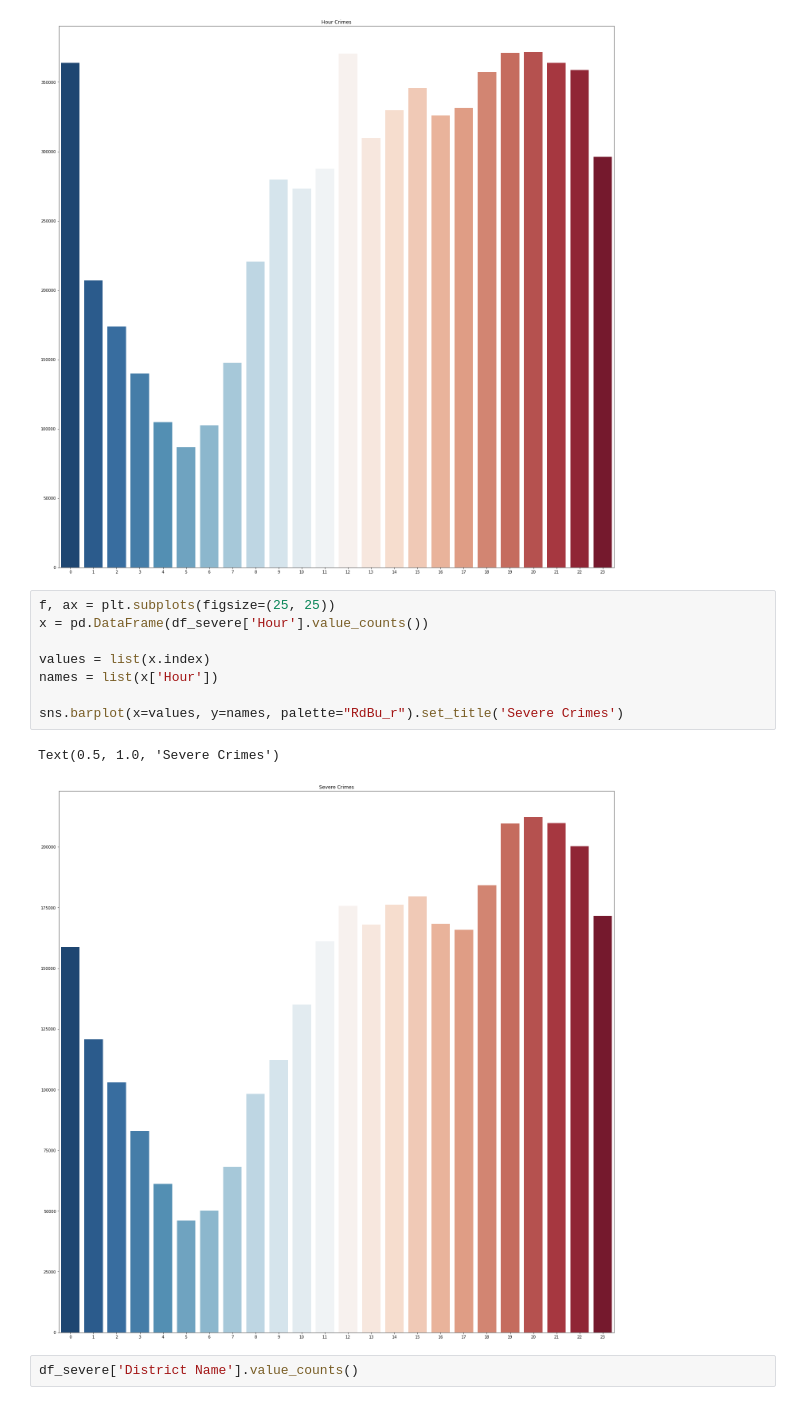
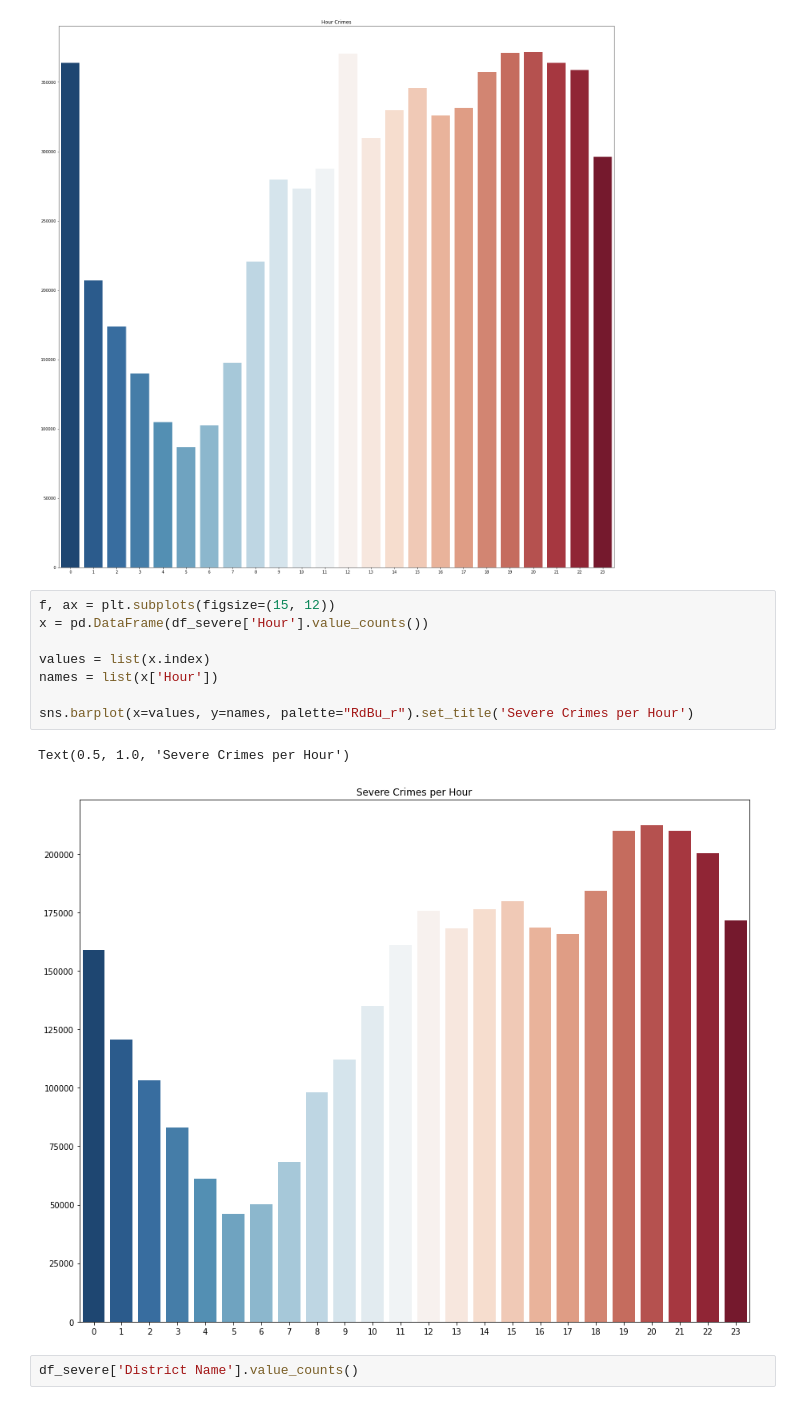
Before and after one commit to Oraff1/Capstone-2, a Jupyter notebook: Capstone eda.ipynb, the cells around one changed output. Saved outputs shown, nothing was run; the diff lists cells and outputs as text.

```diff
--- a/Capstone eda.ipynb
+++ b/Capstone eda.ipynb
@@ -321,16 +315,16 @@ sns.barplot(x=values, y=names, palette="RdBu_r").set_title('Hour Crimes')
 Text(0.5, 1.0, 'Hour Crimes')
 [figure]
 # %%
-f, ax = plt.subplots(figsize=(25, 25))
+f, ax = plt.subplots(figsize=(15, 12))
 x = pd.DataFrame(df_severe['Hour'].value_counts())
 
 values = list(x.index)
 names = list(x['Hour'])
 
-sns.barplot(x=values, y=names, palette="RdBu_r").set_title('Severe Crimes')
+sns.barplot(x=values, y=names, palette="RdBu_r").set_title('Severe Crimes per Hour')
 # %% [output]
-Text(0.5, 1.0, 'Severe Crimes')
+Text(0.5, 1.0, 'Severe Crimes per Hour')
-[figure, old version]
+[figure, new version]
 # %%
 df_severe['District Name'].value_counts()
 # %% [output]
```
Also changed, not shown: parts of 20 cells of this notebook, 2 other files.
